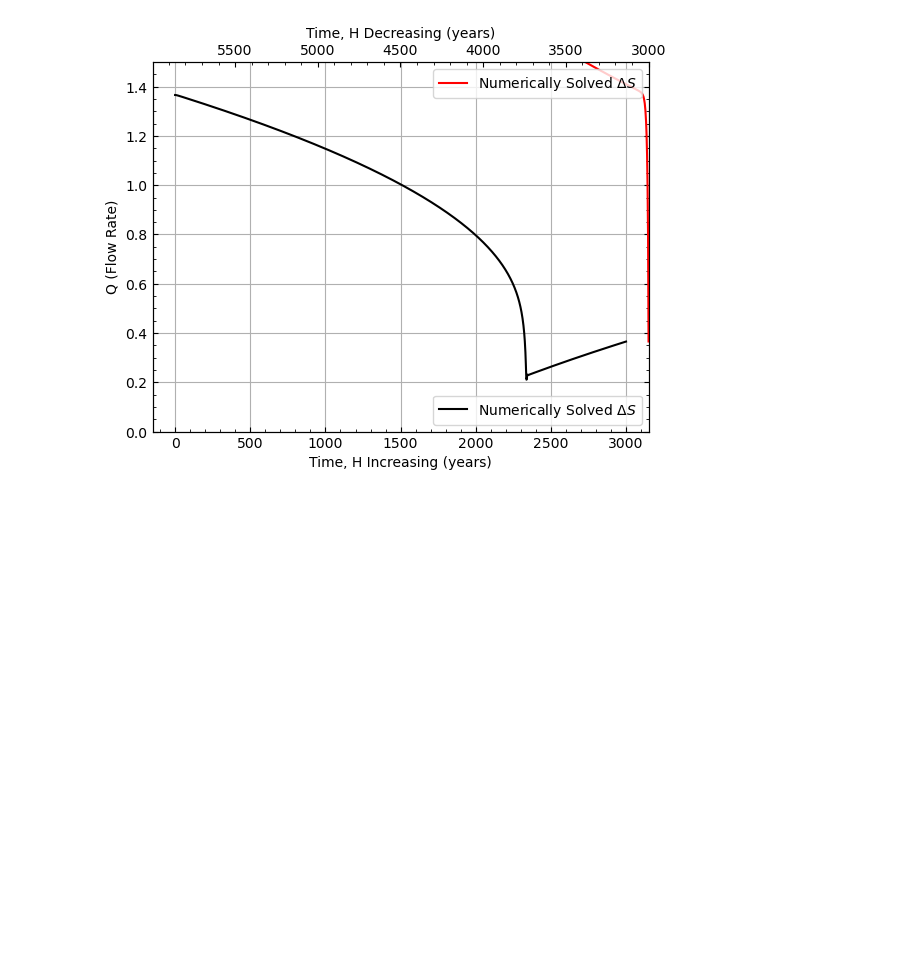
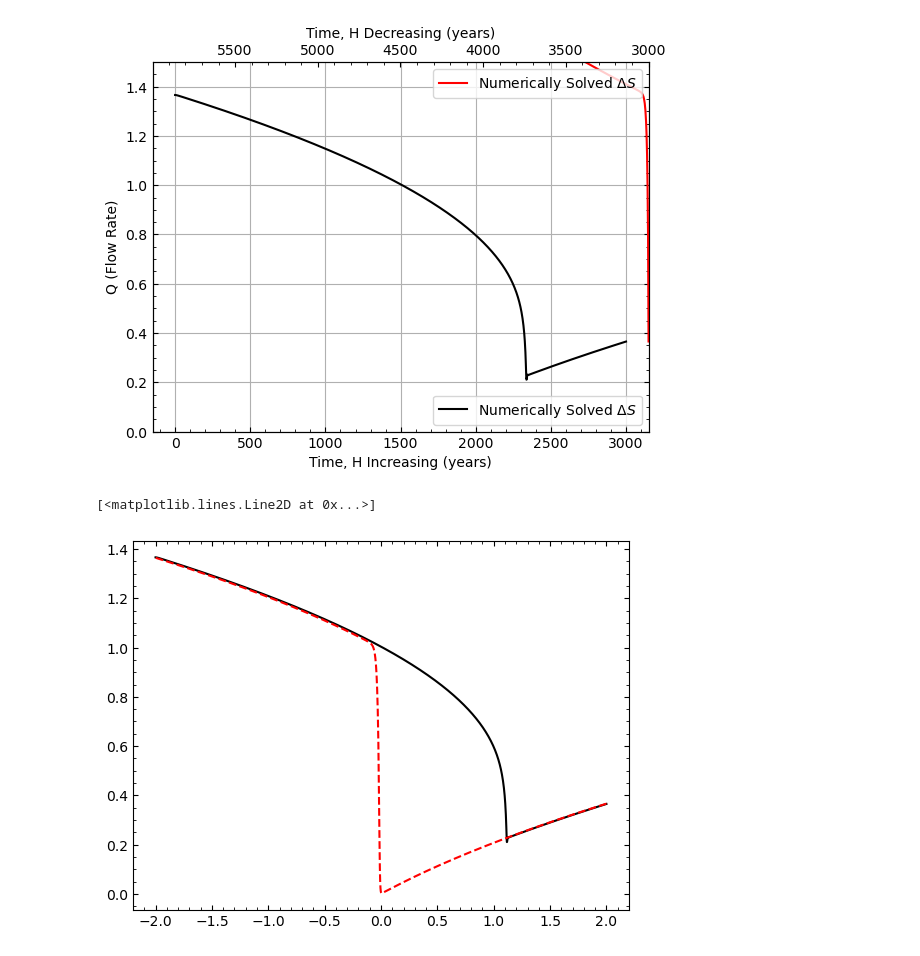
Before and after one commit to nsfuss/AMOC-Senior-Project, a Jupyter notebook: QvsT Modeling.ipynb, the cells around one changed output. Saved outputs shown, nothing was run; the diff lists cells and outputs as text; code cells hidden in the pictures; blank space fills up the shorter version.

```diff
--- a/QvsT Modeling.ipynb
+++ b/QvsT Modeling.ipynb
@@ -456,3 +456,15 @@ ax2.legend(loc='upper right')
 # %% [output]
 <matplotlib.legend.Legend at 0x...>
 [figure]
+# %%
+# Want to see Q vs H for the numerical model:
+
+Hup = np.linspace(-2,2,n//2)
+Hdown = np.linspace(2,-2,n//2)
+Htest = np.append(Hup,Hdown)
+
+plt.plot(Htest[:3000],sol.y[1][:3000],color='k')
+plt.plot(Htest[3000:],sol.y[1][3000:],color='r',ls='--')
+# %% [output]
+[<matplotlib.lines.Line2D at 0x...>]
+[figure, added]
```
Also changed, not shown: parts of 4 cells of this notebook, 1 other file.
